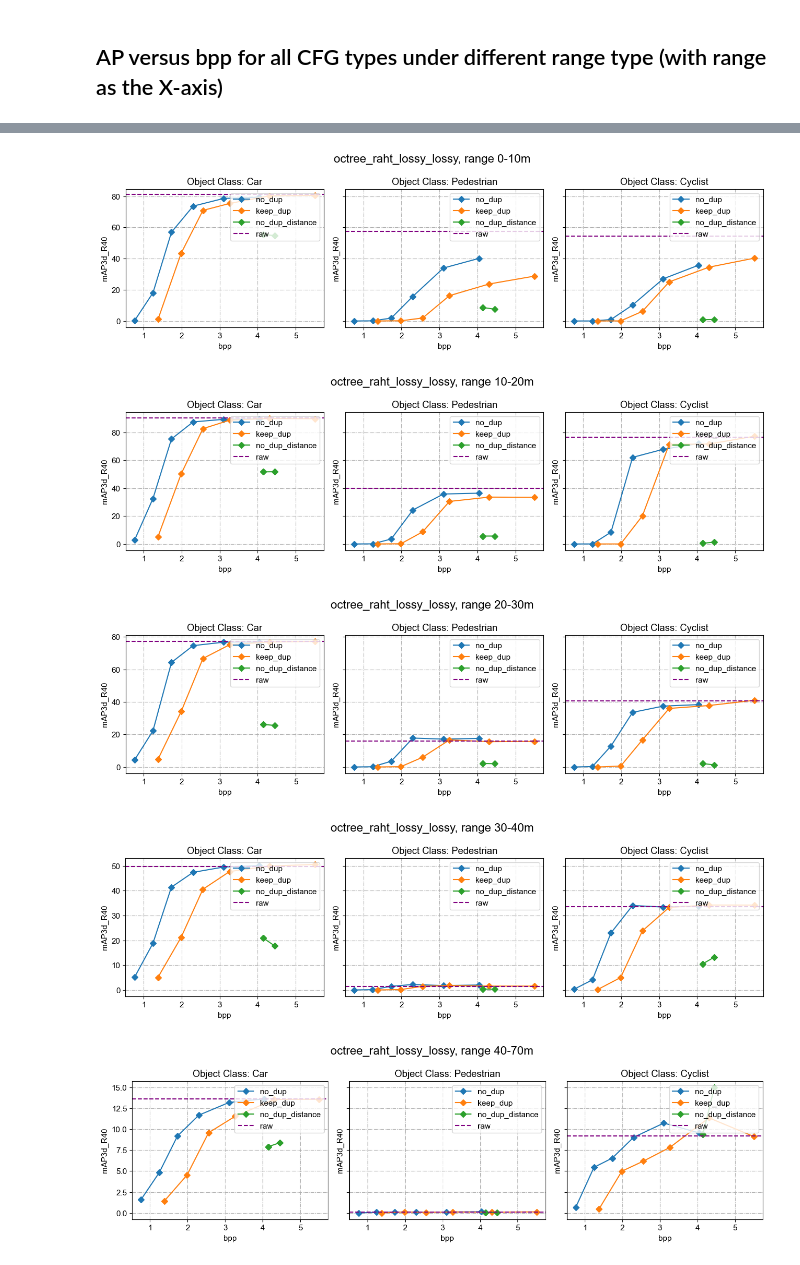
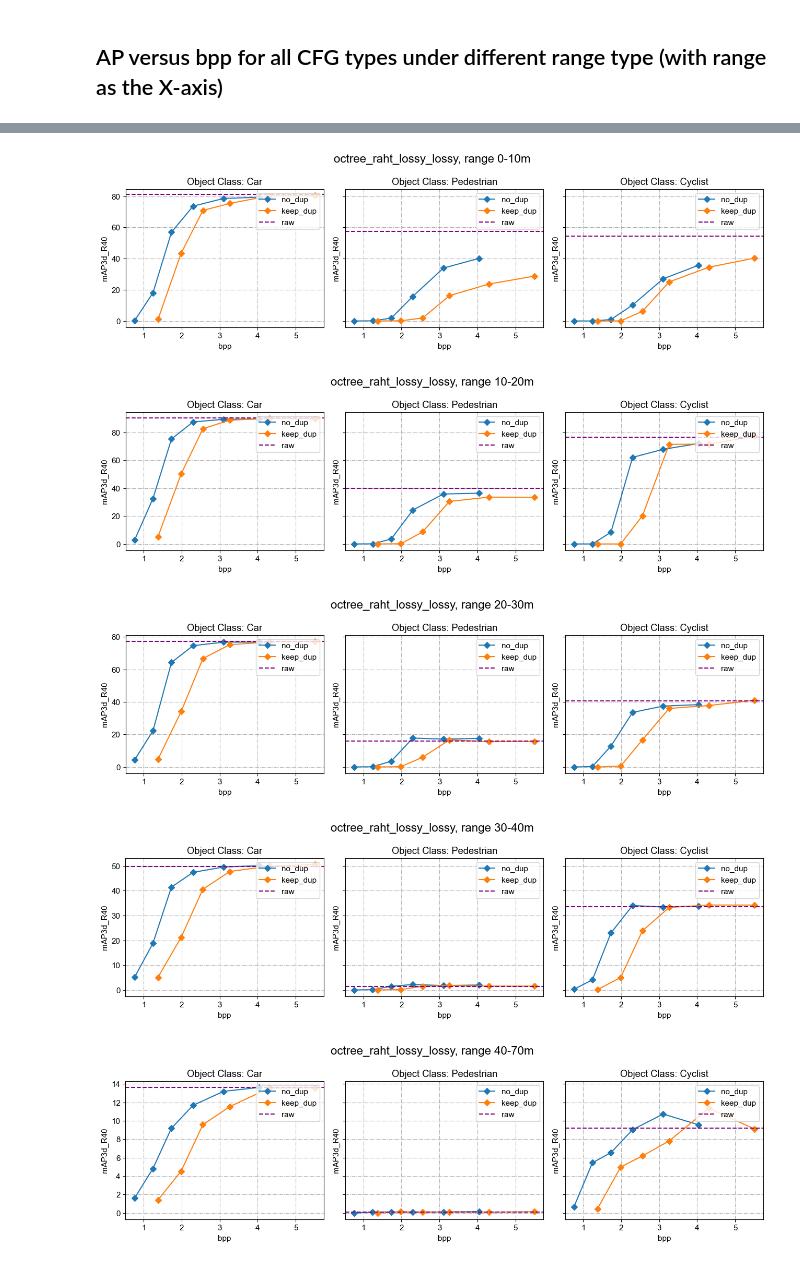
Before and after one commit to zppppppx/results_pcc, a Jupyter notebook: 0.004_step0.002/AP_vs_distance_analysis_db.ipynb, the cells around one changed output, grey strips where cells are left out. Cells and saved outputs as stored; diff of their text form; code cells hidden in the pictures.

```diff
--- a/0.004_step0.002/AP_vs_distance_analysis_db.ipynb
+++ b/0.004_step0.002/AP_vs_distance_analysis_db.ipynb
@@ -551,7 +547,7 @@ for range_type in range_types:
     fig.set_size_inches(13,4)
 
     for BASE_CFG in BASE_CFG_list:
-        for rate_list_ind, SUB_CFG in enumerate(SUB_CFG_dict[BASE_CFG]):
+        for rate_list_ind, SUB_CFG in enumerate(SUB_CFG_dict[BASE_CFG][:2]):
 
             rate_list = rate_list_dict[BASE_CFG][rate_list_ind] # the rate list for the CFG
 
@@ -560,35 +556,35 @@ for range_type in range_types:
 
             rets = eval_util.load_one_CFG_dir(BASE_CFG, SUB_CFG, AP_data_dir_root, rate_list, bitrate_dir)
             metrics_cfg, CFG_full_name, rate_dict, rate_list = rets
 
             for obj_class, obj_class_name in enumerate(class_list):
                 AP_all_rates = []
                 for rate_ind, rate in enumerate(rate_list):
 
 
                     result_dir = result_dir_root +'r0'+str(rate) + '/range_' + str(range_type) + '/'
                     metrics = eval_util.load_AP_single_setting(result_dir)
                     AP_all_rates.append(metrics)
 
                 AP = [AP_all_rates[i][metric][obj_class, difficulty, IoU_criteria] for i, _ in enumerate(rate_list)]
                 axs[obj_class].plot(rate_dict['total_bpp'], AP,'D-', label=SUB_CFG[24:])# Missing x
 
                 axs[obj_class].set_ylabel(metric)
                 axs[obj_class].set_xlabel('bpp')
                 axs[obj_class].set_title('Object Class: '+obj_class_name)
                 axs[obj_class].grid(True, linestyle='-.')
                 # axs[obj_class].set_xticks(range(0, len(edges)), edges_txt)
 
     for obj_class, obj_class_name in enumerate(class_list):
         standard = AP_all_ranges_raw[range_type][metric][obj_class, difficulty, IoU_criteria]
         axs[obj_class].axhline(y=standard, xmin=0, xmax=rate_dict['total_bpp'][-1], label='raw', ls='--', c='purple')
         axs[obj_class].legend(loc='upper right')
 
 
     fig.suptitle(SUB_CFG[:23] + ', range {}m'.format(edges_txt[range_type]), fontsize=16)
 # %% [output]
-[figure, old version]
+[figure, new version]
-[figure, old version]
+[figure, new version]
-[figure, old version]
+[figure, new version]
-[figure, old version]
+[figure, new version]
-[figure, old version]
+[figure, new version]
```
Also changed, not shown: parts of 3 cells of this notebook, 4 other files.
